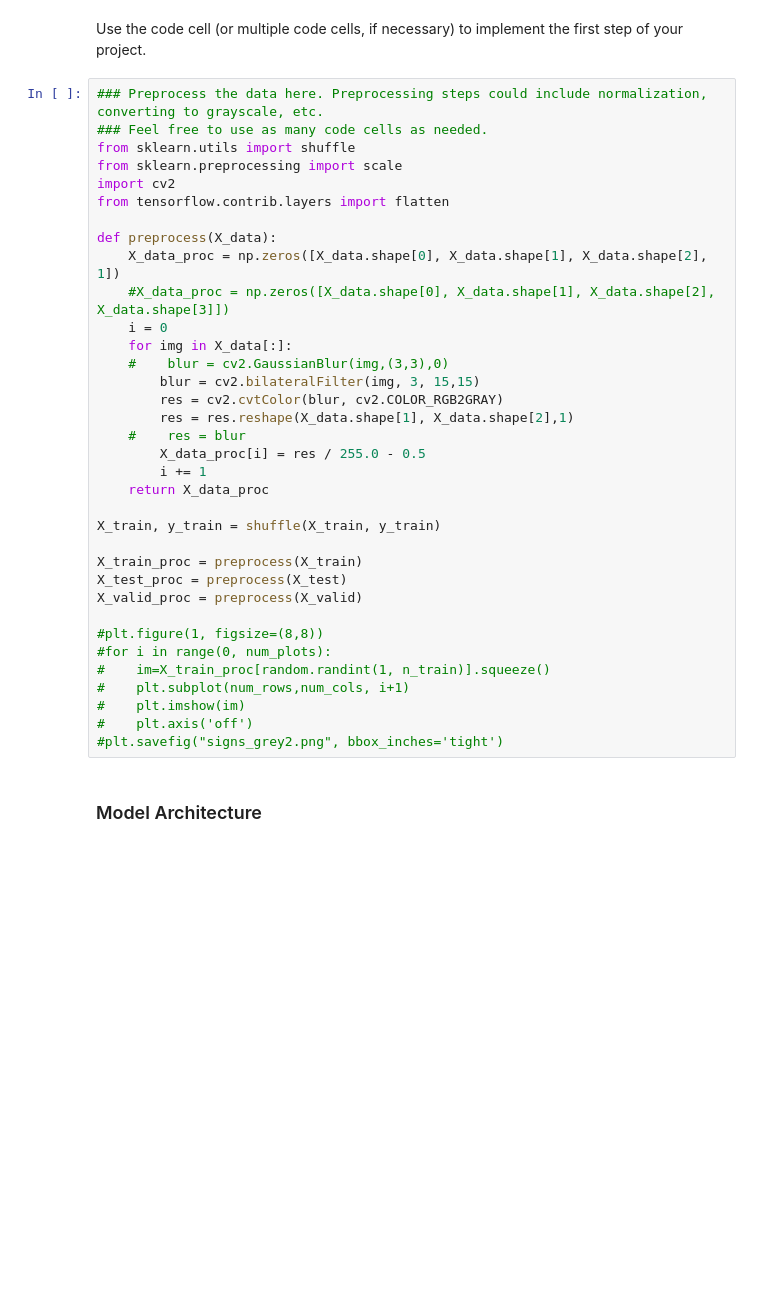
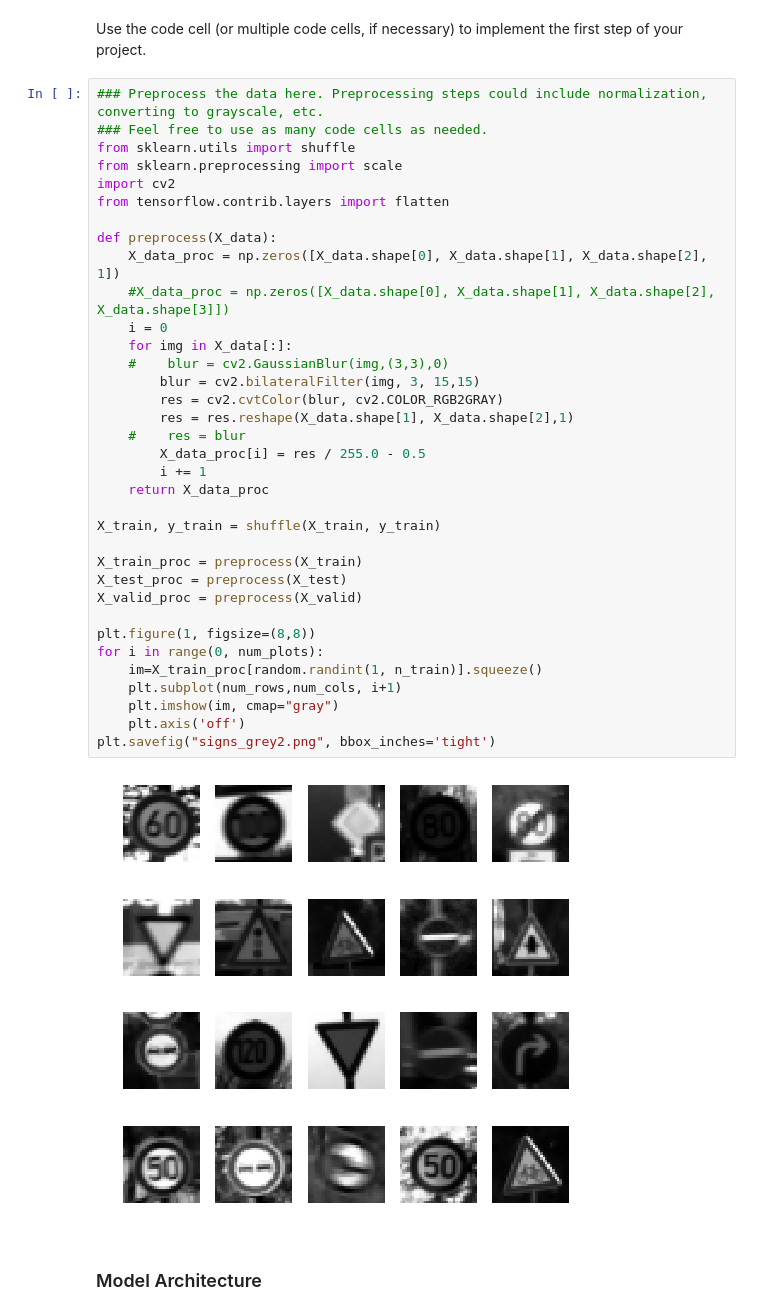
Before and after one commit to pyau/CarND-Project2, a Jupyter notebook: Traffic_Sign_Classifier.ipynb, the cells around one changed output. Cells and saved outputs as stored; diff of their text form; blank space fills up the shorter version.

```diff
--- a/Traffic_Sign_Classifier.ipynb
+++ b/Traffic_Sign_Classifier.ipynb
@@ -150,38 +150,40 @@ Use the code cell (or multiple code cells, if necessary) to implement the first
 # %%
 ### Preprocess the data here. Preprocessing steps could include normalization, converting to grayscale, etc.
 ### Feel free to use as many code cells as needed.
 from sklearn.utils import shuffle
 from sklearn.preprocessing import scale
 import cv2
 from tensorflow.contrib.layers import flatten
 
 def preprocess(X_data):
     X_data_proc = np.zeros([X_data.shape[0], X_data.shape[1], X_data.shape[2], 1])
     #X_data_proc = np.zeros([X_data.shape[0], X_data.shape[1], X_data.shape[2], X_data.shape[3]])
     i = 0
     for img in X_data[:]:
     #    blur = cv2.GaussianBlur(img,(3,3),0)
         blur = cv2.bilateralFilter(img, 3, 15,15)
         res = cv2.cvtColor(blur, cv2.COLOR_RGB2GRAY)
         res = res.reshape(X_data.shape[1], X_data.shape[2],1)
     #    res = blur
         X_data_proc[i] = res / 255.0 - 0.5
         i += 1
     return X_data_proc
 
 X_train, y_train = shuffle(X_train, y_train)
 
 X_train_proc = preprocess(X_train)
 X_test_proc = preprocess(X_test)
 X_valid_proc = preprocess(X_valid)
 
-#plt.figure(1, figsize=(8,8))
-#for i in range(0, num_plots):
-#    im=X_train_proc[random.randint(1, n_train)].squeeze()
-#    plt.subplot(num_rows,num_cols, i+1)
-#    plt.imshow(im)
-#    plt.axis('off')
-#plt.savefig("signs_grey2.png", bbox_inches='tight')
+plt.figure(1, figsize=(8,8))
+for i in range(0, num_plots):
+    im=X_train_proc[random.randint(1, n_train)].squeeze()
+    plt.subplot(num_rows,num_cols, i+1)
+    plt.imshow(im, cmap="gray")
+    plt.axis('off')
+plt.savefig("signs_grey2.png", bbox_inches='tight')
+# %% [output]
+[figure, added]
 # %% [markdown]
 ### Model Architecture
 # %%
```
Also changed, not shown: parts of 7 cells of this notebook, 9 other files.
